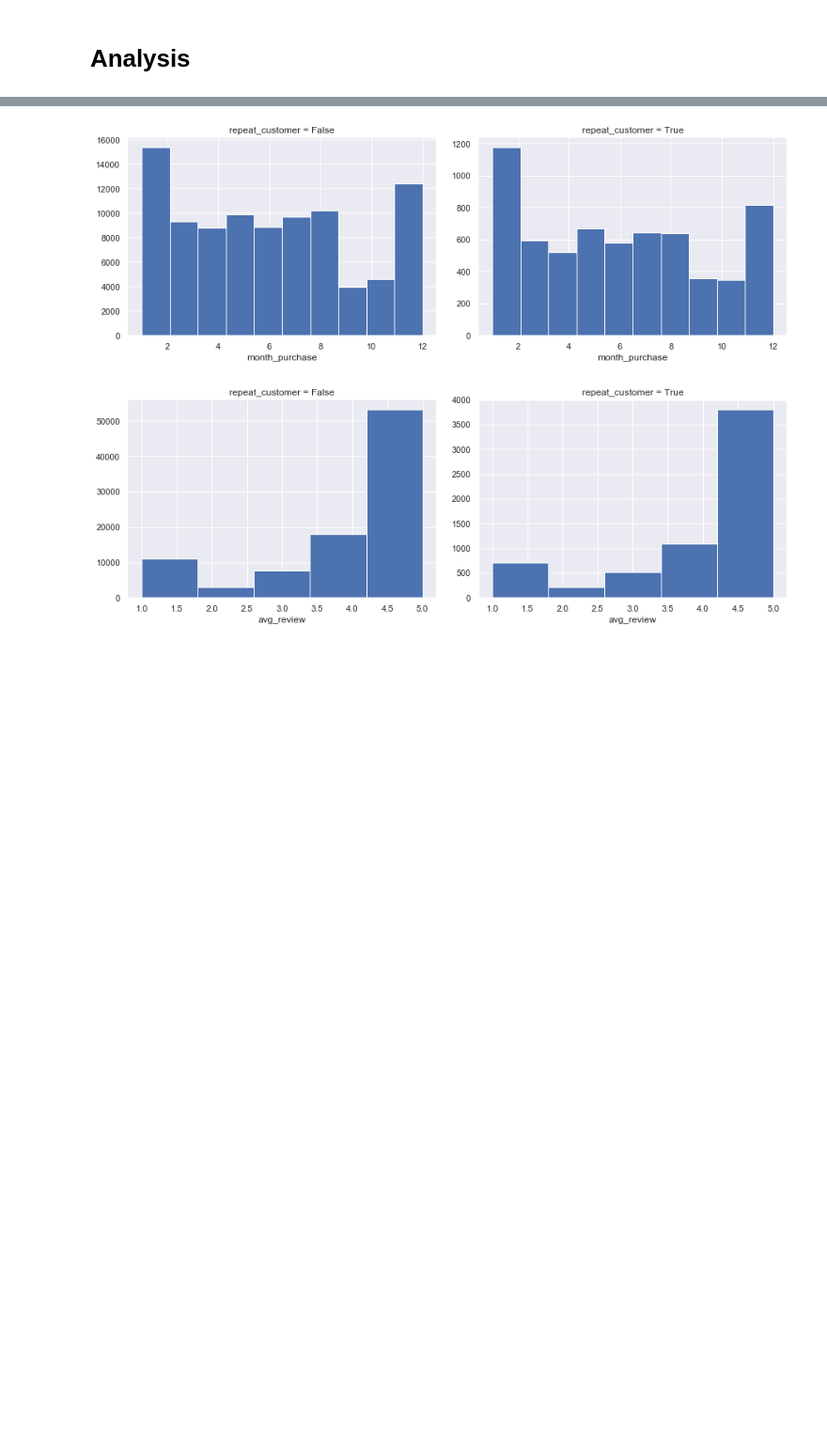
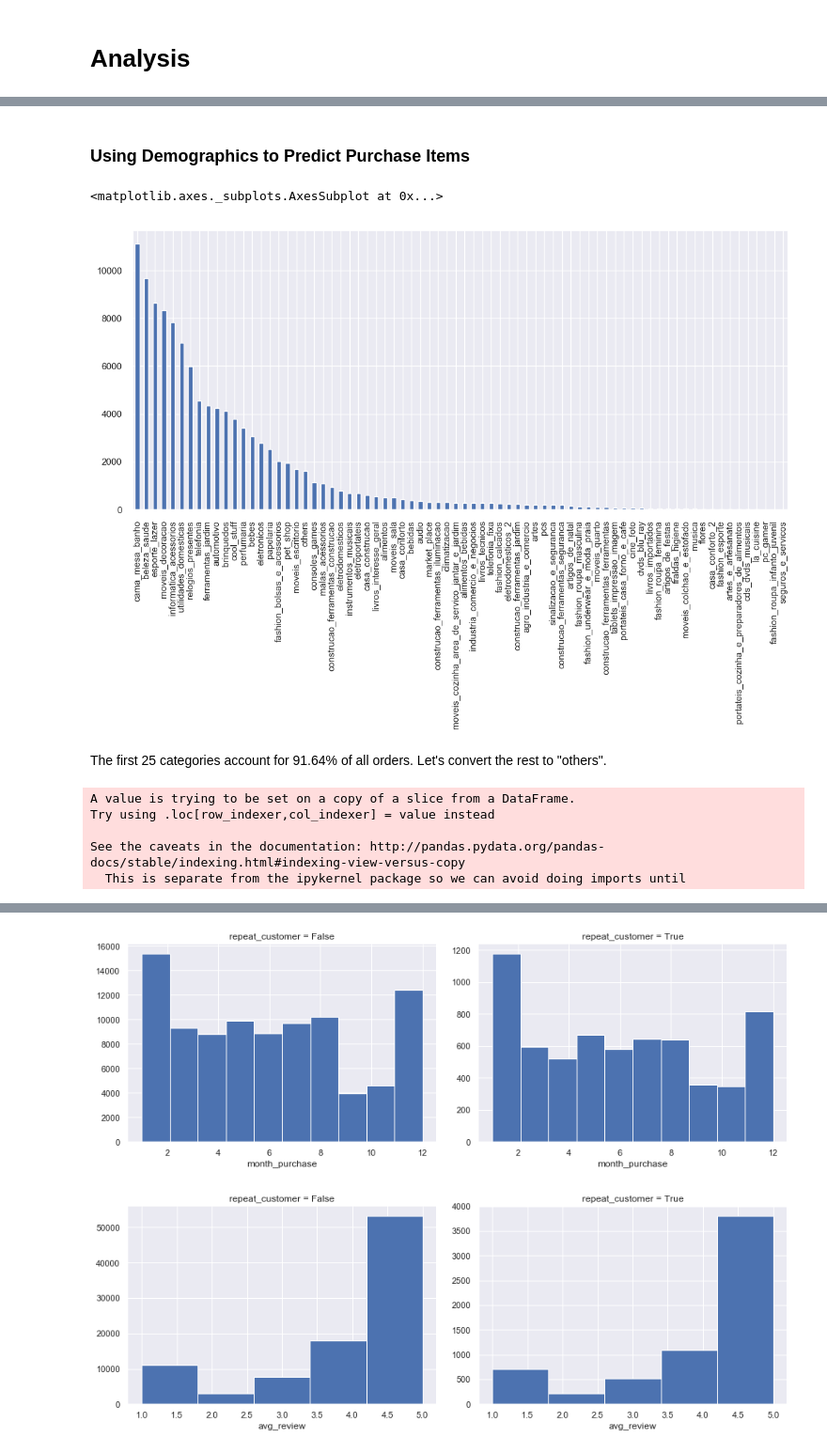
Before and after one commit to leeyenter/bt4211-project, a Jupyter notebook: Purchase Prediction - YT.ipynb, the cells around one changed output, grey strips where cells are left out. Shown at 94% size. Saved outputs shown, nothing was run; the diff lists cells and outputs as text; code cells hidden in the pictures; blank space fills up the shorter version.

```diff
--- a/Purchase Prediction - YT.ipynb
+++ b/Purchase Prediction - YT.ipynb
@@ -167,0 +174,23 @@ orders.head()
+# %% [markdown]
+### Using Demographics to Predict Purchase Items
+# %%
+order_items.product_category_name.value_counts().plot(kind='bar')
+# %% [output]
+<matplotlib.axes._subplots.AxesSubplot at 0x...>
+[figure, added]
+# %%
+first_n = 25
+percent = order_items.product_category_name.value_counts()[:first_n].sum() / order_items.shape[0] * 100
+display(Markdown("The first {} categories account for {:.2f}% of all orders. Let's convert the rest to \"others\".".format(first_n, percent)))
+# %% [output]
+The first 25 categories account for 91.64% of all orders. Let's convert the rest to "others".
+# %%
+categories = pd.DataFrame(order_items.product_category_name.value_counts())
+categories['product_category_name'] = categories.index
+categories[first_n:]['product_category_name'] = 'others'
+# %% [output]
+A value is trying to be set on a copy of a slice from a DataFrame.
+Try using .loc[row_indexer,col_indexer] = value instead
+
+See the caveats in the documentation: http://pandas.pydata.org/pandas-docs/stable/indexing.html#indexing-view-versus-copy
+  This is separate from the ipykernel package so we can avoid doing imports until
```
Also changed, not shown: parts of 47 cells of this notebook.
